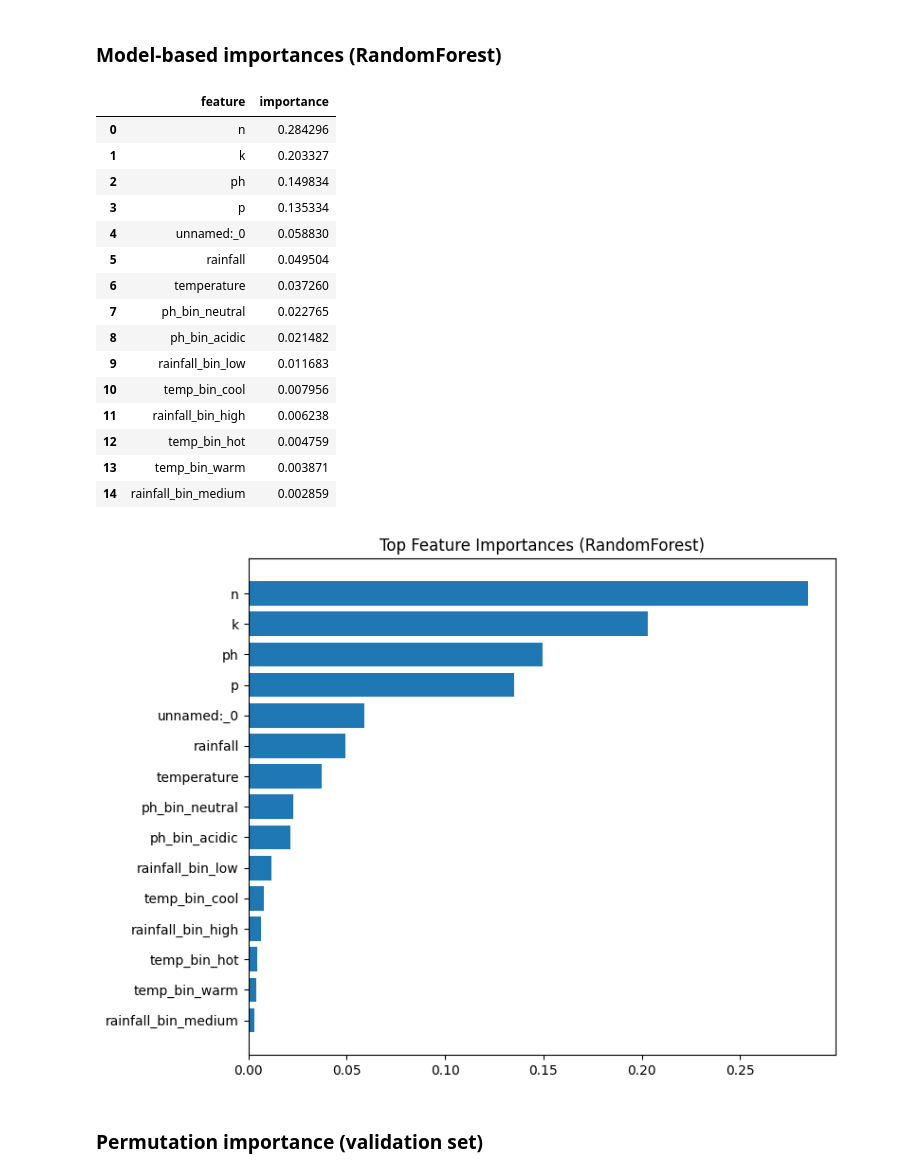
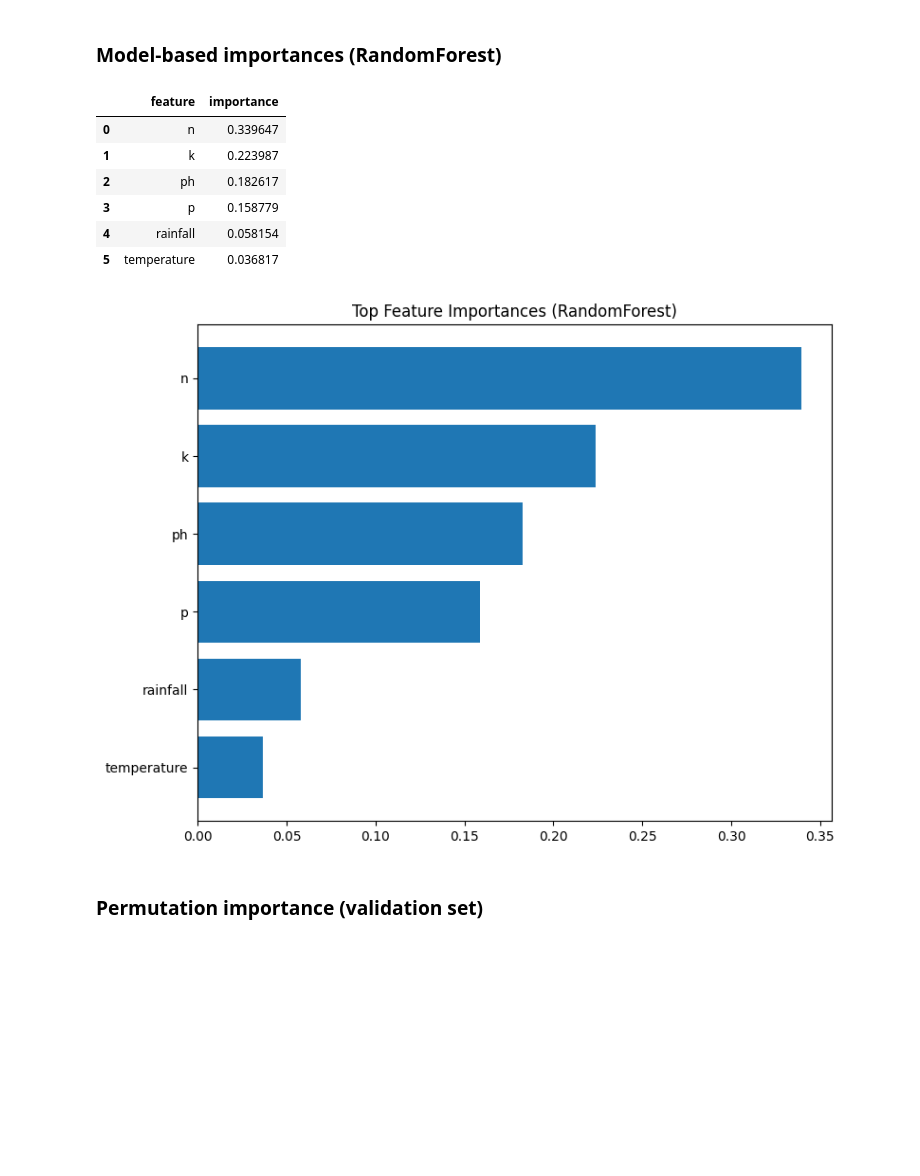
Before and after one commit to lipsa171921/Bits_Crop_Recommendation_System, a Jupyter notebook: 27_sep/crop_recommender.ipynb, the cells around one changed output. Drawn from its saved outputs; the diff is of its cells as text; code cells hidden in the pictures; blank space fills up the shorter version.

```diff
--- a/27_sep/crop_recommender.ipynb
+++ b/27_sep/crop_recommender.ipynb
@@ -34,6 +34,7 @@ from sklearn.inspection import permutation_importance
 
 # --- Config
 # Set this to your local path for the Kaggle CSV (e.g., 'crop_recommendation.csv')
-DATA_PATH = r"D:\Study\BITS\code\src\archive (6)\Crop Recommendation dataset\Train Dataset.csv"  # <-- change me after download
+DATA_PATH = "/content/drive/MyDrive/BITS_Capstone/Train.csv"  # <-- change me after download
+
 RANDOM_STATE = 42
 pd.set_option('display.max_columns', None)
@@ -50,7 +56,7 @@ def load_csv(path: str) -> pd.DataFrame:
 
 # Load
 df_raw = load_csv(DATA_PATH)
-
+df_raw = df_raw.drop(df_raw.columns[0], axis=1)
 # --- Canonicalize headers (idempotent)
 def canon(name: str) -> str:
     return (
@@ -114,7 +121,7 @@ Name: count, dtype: int64
 df = df_sampled.copy()
 
 # Build numeric list from known names if present; otherwise infer numeric
-common_numeric = ['n','p','k','temperature','humidity','ph','rainfall']
+common_numeric = ['n','p','k','temperature','ph','rainfall']
 expected_numeric = [c for c in common_numeric if c in df.columns]
 
 # If some numeric columns are named differently, infer numeric by dtype as a fallback
@@ -268,7 +274,7 @@ outlier_summary_numeric(df, expected_numeric)
 # %%
 
 # Identify columns
-target_col = expected_target if expected_target in df.columns else None
+#target_col = expected_target if expected_target in df.columns else None
 feature_cols = [c for c in df.columns if c != target_col]
 
 # Categorical feature candidates (excluding target)
@@ -580,65 +595,32 @@ Validation classification report:
 # %% [markdown]
 ### Model-based importances (RandomForest)
 # %%
-
-# Get feature names after preprocessing
-def get_feature_names(column_transformer, input_features):
-    # Extract names from ColumnTransformer
-    output_features = []
-    for name, trans, cols in column_transformer.transformers_:
-        if name == 'remainder' and trans == 'drop':
-            continue
-        if hasattr(trans, 'get_feature_names_out'):
-            # For pipelines, get last step
-            last = trans
-            if hasattr(trans, 'steps'):
-                last = trans.steps[-1][1]
-            if hasattr(last, 'get_feature_names_out'):
-                fn = last.get_feature_names_out(cols)
-            else:
-                fn = np.array(cols, dtype=object)
-        else:
-            fn = np.array(cols, dtype=object)
-        output_features.extend(fn.tolist())
-    return output_features
-
-feature_names = get_feature_names(pipe.named_steps['prep'], X_train.columns)
-
 rf = pipe.named_steps['model']
 importances = getattr(rf, 'feature_importances_', None)
 
 if importances is not None:
     imp = pd.DataFrame({'feature': feature_names, 'importance': importances})
     imp = imp.sort_values('importance', ascending=False).reset_index(drop=True)
     display(imp.head(20))
 
     # Plot
     top_k = 20
     plt.figure(figsize=(8,6))
     plt.barh(imp['feature'].head(top_k)[::-1], imp['importance'].head(top_k)[::-1])
     plt.title('Top Feature Importances (RandomForest)')
     plt.tight_layout()
     plt.show()
 else:
     print('Model does not expose feature_importances_.')
 # %% [output]
 |  | feature | importance |
-| 0 | n | 0.284296 |
-| 1 | k | 0.203327 |
-| 2 | ph | 0.149834 |
-| 3 | p | 0.135334 |
-| 4 | unnamed:_0 | 0.058830 |
-| 5 | rainfall | 0.049504 |
-| 6 | temperature | 0.037260 |
-| 7 | ph_bin_neutral | 0.022765 |
-| 8 | ph_bin_acidic | 0.021482 |
-| 9 | rainfall_bin_low | 0.011683 |
-| 10 | temp_bin_cool | 0.007956 |
-| 11 | rainfall_bin_high | 0.006238 |
-| 12 | temp_bin_hot | 0.004759 |
-| 13 | temp_bin_warm | 0.003871 |
-| 14 | rainfall_bin_medium | 0.002859 |
+| 0 | n | 0.339647 |
+| 1 | k | 0.223987 |
+| 2 | ph | 0.182617 |
+| 3 | p | 0.158779 |
+| 4 | rainfall | 0.058154 |
+| 5 | temperature | 0.036817 |
-[figure, old version]
+[figure, new version]
 # %% [markdown]
 ### Permutation importance (validation set)
 # %%
```
Also changed, not shown: parts of 16 cells of this notebook.
